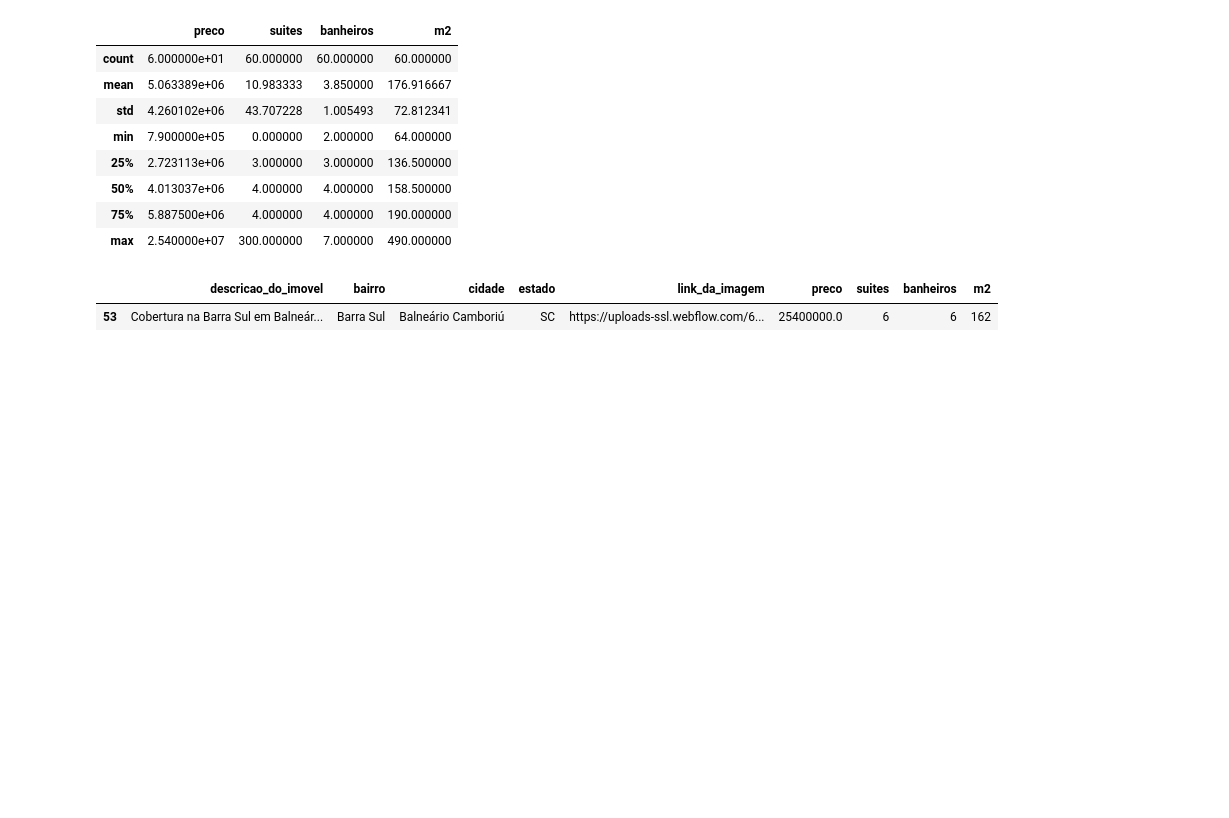
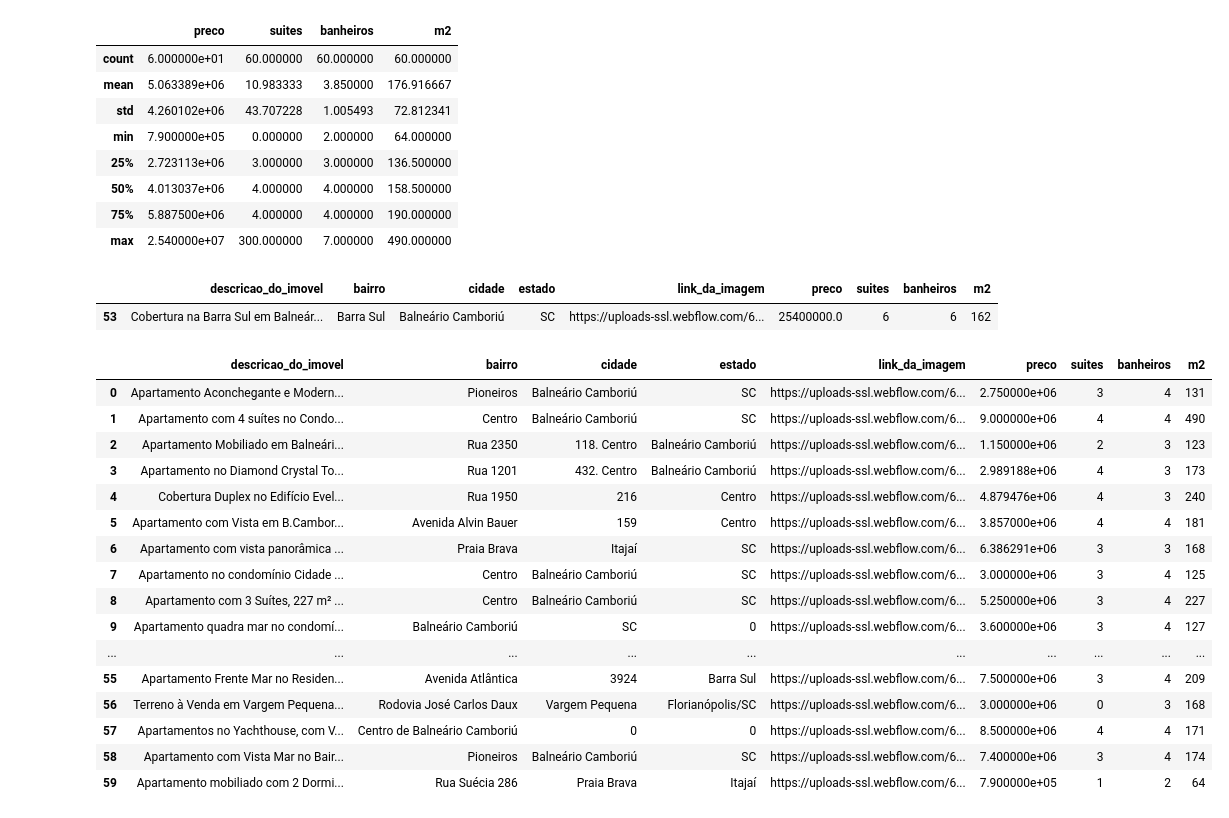
Before and after one commit to michellssgui22/PROJETOS_ESTUDO_WEBSCRAPER, a Jupyter notebook: projetos/imoveis-bc.ipynb, the cells around one changed output. Drawn from its saved outputs; the diff is of its cells as text; code cells hidden in the pictures; blank space fills up the shorter version.

```diff
--- a/projetos/imoveis-bc.ipynb
+++ b/projetos/imoveis-bc.ipynb
@@ -423,0 +426,20 @@ mais_caro
+# %%
+df
+# %% [output]
+|  | descricao_do_imovel | bairro | cidade | estado | link_da_imagem | preco | suites | banheiros | m2 |
+| 0 | Apartamento Aconchegante e Modern... | Pioneiros | Balneário Camboriú | SC | https://uploads-ssl.webflow.com/6... | 2.750000e+06 | 3 | 4 | 131 |
+| 1 | Apartamento com 4 suítes no Condo... | Centro | Balneário Camboriú | SC | https://uploads-ssl.webflow.com/6... | 9.000000e+06 | 4 | 4 | 490 |
+| 2 | Apartamento Mobiliado em Balneári... | Rua 2350 | 118. Centro | Balneário Camboriú | https://uploads-ssl.webflow.com/6... | 1.150000e+06 | 2 | 3 | 123 |
+| 3 | Apartamento no Diamond Crystal To... | Rua 1201 | 432. Centro | Balneário Camboriú | https://uploads-ssl.webflow.com/6... | 2.989188e+06 | 4 | 3 | 173 |
+| 4 | Cobertura Duplex no Edifício Evel... | Rua 1950 | 216 | Centro | https://uploads-ssl.webflow.com/6... | 4.879476e+06 | 4 | 3 | 240 |
+| 5 | Apartamento com Vista em B.Cambor... | Avenida Alvin Bauer | 159 | Centro | https://uploads-ssl.webflow.com/6... | 3.857000e+06 | 4 | 4 | 181 |
+| 6 | Apartamento com vista panorâmica ... | Praia Brava | Itajaí | SC | https://uploads-ssl.webflow.com/6... | 6.386291e+06 | 3 | 3 | 168 |
+| 7 | Apartamento no condomínio Cidade ... | Centro | Balneário Camboriú | SC | https://uploads-ssl.webflow.com/6... | 3.000000e+06 | 3 | 4 | 125 |
+| 8 | Apartamento com 3 Suítes, 227 m² ... | Centro | Balneário Camboriú | SC | https://uploads-ssl.webflow.com/6... | 5.250000e+06 | 3 | 4 | 227 |
+| 9 | Apartamento quadra mar no condomí... | Balneário Camboriú | SC | 0 | https://uploads-ssl.webflow.com/6... | 3.600000e+06 | 3 | 4 | 127 |
+| ... | ... | ... | ... | ... | ... | ... | ... | ... | ... |
+| 55 | Apartamento Frente Mar no Residen... | Avenida Atlântica | 3924 | Barra Sul | https://uploads-ssl.webflow.com/6... | 7.500000e+06 | 3 | 4 | 209 |
+| 56 | Terreno à Venda em Vargem Pequena... | Rodovia José Carlos Daux | Vargem Pequena | Florianópolis/SC | https://uploads-ssl.webflow.com/6... | 3.000000e+06 | 0 | 3 | 168 |
+| 57 | Apartamentos no Yachthouse, com V... | Centro de Balneário Camboriú | 0 | 0 | https://uploads-ssl.webflow.com/6... | 8.500000e+06 | 4 | 4 | 171 |
+| 58 | Apartamento com Vista Mar no Bair... | Pioneiros | Balneário Camboriú | SC | https://uploads-ssl.webflow.com/6... | 7.400000e+06 | 3 | 4 | 174 |
+| 59 | Apartamento mobiliado com 2 Dormi... | Rua Suécia 286 | Praia Brava | Itajaí | https://uploads-ssl.webflow.com/6... | 7.900000e+05 | 1 | 2 | 64 |
```
Also changed, not shown: parts of 1 cell of this notebook, 1 other file.
